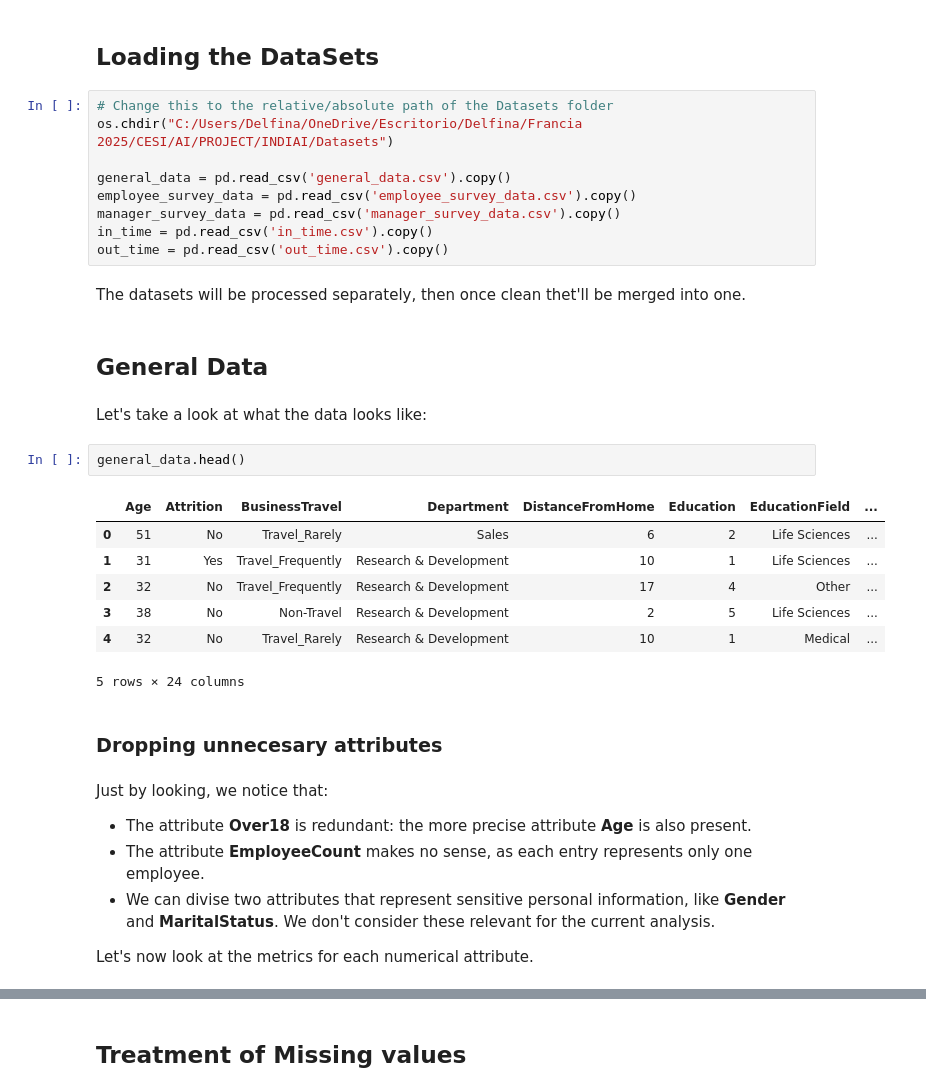
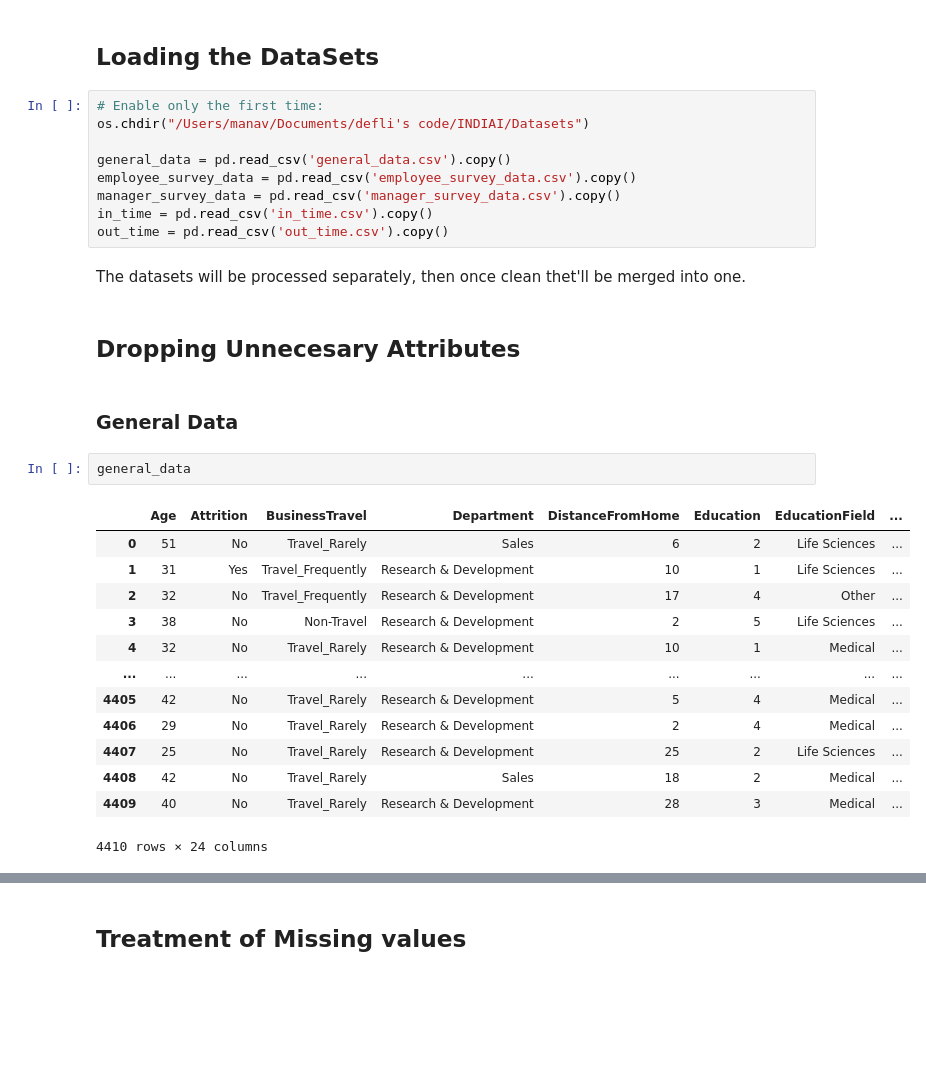
Before and after one commit to equisdel/INDIAI, a Jupyter notebook: test.ipynb, the cells around one changed output, grey strips where cells are left out. Drawn from its saved outputs; the diff is of its cells as text; blank space fills up the shorter version.

```diff
--- a/test.ipynb
+++ b/test.ipynb
@@ -15,8 +14,8 @@ import pandas as pd
 # %% [markdown]
 ## Loading the DataSets
 # %%
-# Change this to the relative/absolute path of the Datasets folder
-os.chdir("C:/Users/Delfina/OneDrive/Escritorio/Delfina/Francia 2025/CESI/AI/PROJECT/INDIAI/Datasets")
+# Enable only the first time:
+os.chdir("/Users/manav/Documents/defli's code/INDIAI/Datasets")
 
 general_data = pd.read_csv('general_data.csv').copy()
 employee_survey_data = pd.read_csv('employee_survey_data.csv').copy()
@@ -25,26 +24,23 @@ in_time = pd.read_csv('in_time.csv').copy()
 out_time = pd.read_csv('out_time.csv').copy()
 # %% [markdown]
 The datasets will be processed separately, then once clean thet'll be merged into one.
+# %% [markdown]
+## Dropping Unnecesary Attributes
 # %% [markdown]
-## General Data
+### General Data
-# %% [markdown]
-Let's take a look at what the data looks like:
 # %%
-general_data.head()
+general_data
 # %% [output]
 |  | Age | Attrition | BusinessTravel | Department | DistanceFromHome | Education | EducationField | ... |
 | 0 | 51 | No | Travel_Rarely | Sales | 6 | 2 | Life Sciences | ... |
 | 1 | 31 | Yes | Travel_Frequently | Research & Development | 10 | 1 | Life Sciences | ... |
 | 2 | 32 | No | Travel_Frequently | Research & Development | 17 | 4 | Other | ... |
 | 3 | 38 | No | Non-Travel | Research & Development | 2 | 5 | Life Sciences | ... |
 | 4 | 32 | No | Travel_Rarely | Research & Development | 10 | 1 | Medical | ... |
+| ... | ... | ... | ... | ... | ... | ... | ... | ... |
+| 4405 | 42 | No | Travel_Rarely | Research & Development | 5 | 4 | Medical | ... |
+| 4406 | 29 | No | Travel_Rarely | Research & Development | 2 | 4 | Medical | ... |
+| 4407 | 25 | No | Travel_Rarely | Research & Development | 25 | 2 | Life Sciences | ... |
+| 4408 | 42 | No | Travel_Rarely | Sales | 18 | 2 | Medical | ... |
+| 4409 | 40 | No | Travel_Rarely | Research & Development | 28 | 3 | Medical | ... |
-5 rows × 24 columns
+4410 rows × 24 columns
-# %% [markdown]
-### Dropping unnecesary attributes
-# %% [markdown]
-Just by looking, we notice that:
-- The attribute **Over18** is redundant: the more precise attribute **Age** is also present.
-- The attribute **EmployeeCount** makes no sense, as each entry represents only one employee.
-- We can divise two attributes that represent sensitive personal information, like **Gender** and **MaritalStatus**. We don't consider these relevant for the current analysis.
-
-Let's now look at the metrics for each numerical attribute.
```
Also changed, not shown: parts of 23 cells of this notebook, 1 other file.
